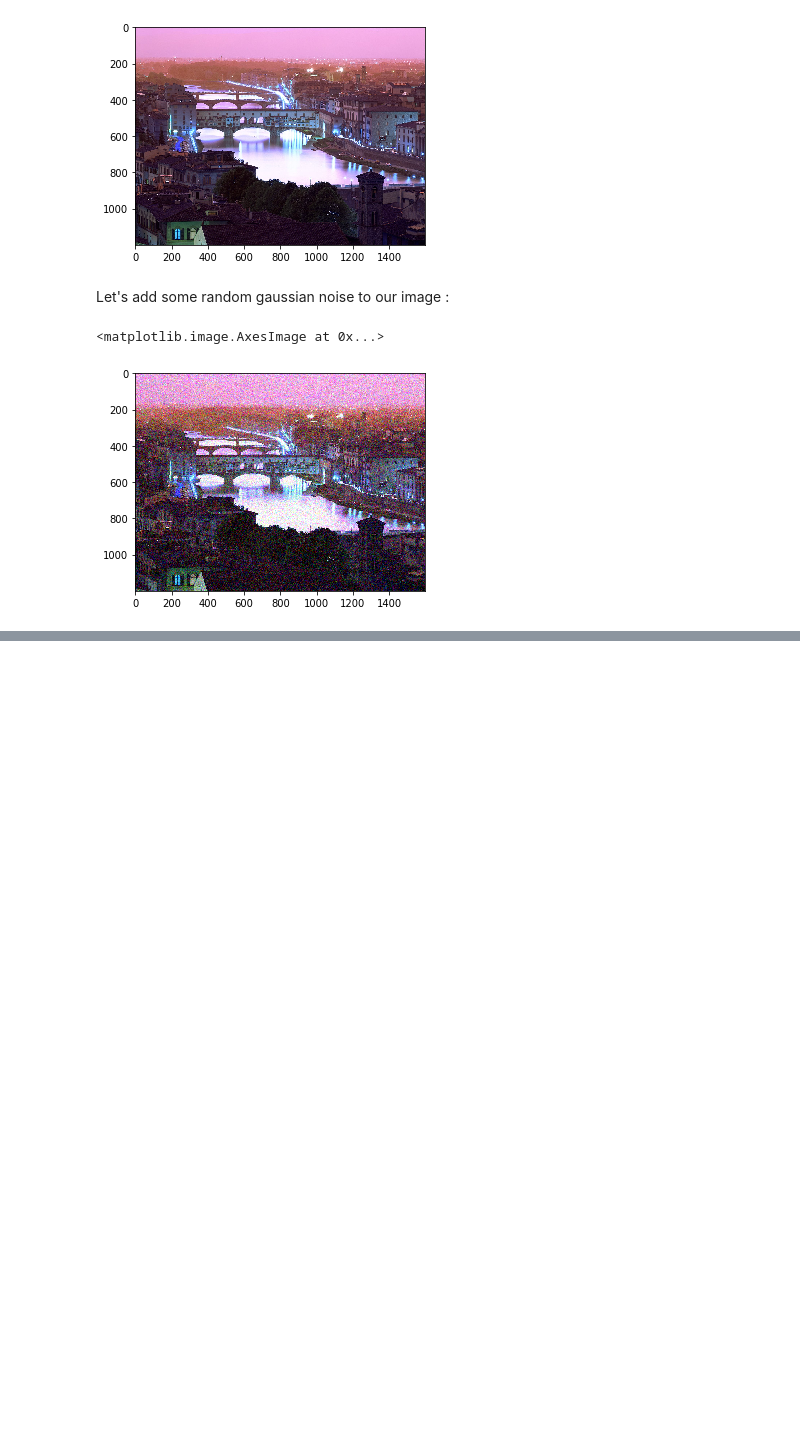
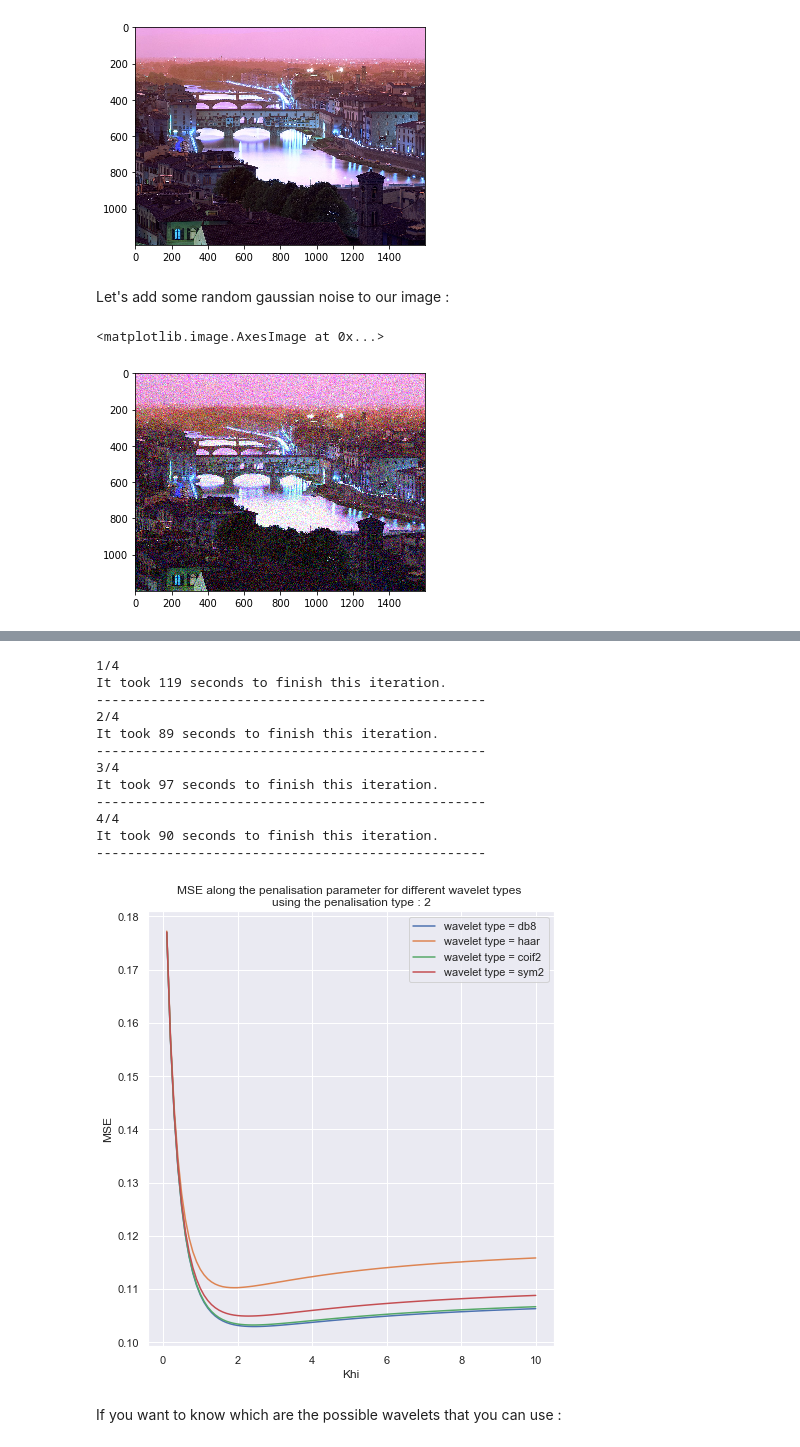
Before and after one commit to EmmanuelJhno/LabsLargeScaleDistributedOptimization, a Jupyter notebook: LSD_TPn1_Jehanno_Rauby.ipynb, the cells around one changed output, grey strips where cells are left out. Drawn from its saved outputs; the diff is of its cells as text; code cells hidden in the pictures; blank space fills up the shorter version.

```diff
--- a/LSD_TPn1_Jehanno_Rauby.ipynb
+++ b/LSD_TPn1_Jehanno_Rauby.ipynb
@@ -54,0 +139,47 @@ plt.imshow(reconstructed_im)
+# %%
+plt.figure(figsize=(16,8))
+
+# Define the parameters
+wavelet_types = ['db8', 'haar', 'coif2', 'sym2']
+penalization_types = ['1', '4/3', '3/2', '2', '3', '4']
+khi = [k/10 for k in range(1,101)]
+
+plt.subplot(121)
+for itr, wav in enumerate(wavelet_types):
+    print(str(itr+1)+'/4')
+    start = time.time()
+    MSE = []
+    for param in khi:
+        L = pywt.wavedec2(im_noise,wav,level=2,axes=(0,1))
+        prox_L = [L[0],[penalizations['2'](coef,param) for coef in L[1]],
+                  [penalizations['2'](coef,param) for coef in L[2]]]
+        reconstructed_im = pywt.waverec2(prox_L,wav,axes=(0,1))
+        reconstructed_im = np.clip(reconstructed_im, 0, 255).astype('int')
+        MSE.append(np.linalg.norm(im - reconstructed_im)/np.linalg.norm(im))
+    plt.plot(khi, MSE, label='wavelet type = {}'.format(wav))
+    end = time.time()
+    print('It took {:.0f} seconds to finish this iteration.\n'.format(end-start)+'-'*50)
+
+plt.legend()
+plt.xlabel("Khi")
+plt.ylabel("MSE")
+plt.title("MSE along the penalisation parameter for different wavelet types \nusing the penalisation type : 2")
+
+
+plt.show()
+# %% [output]
+1/4
+It took 119 seconds to finish this iteration.
+--------------------------------------------------
+2/4
+It took 89 seconds to finish this iteration.
+--------------------------------------------------
+3/4
+It took 97 seconds to finish this iteration.
+--------------------------------------------------
+4/4
+It took 90 seconds to finish this iteration.
+--------------------------------------------------
+[figure, added]
+# %% [markdown]
+If you want to know which are the possible wavelets that you can use :
```
Also changed, not shown: parts of 9 cells of this notebook.
